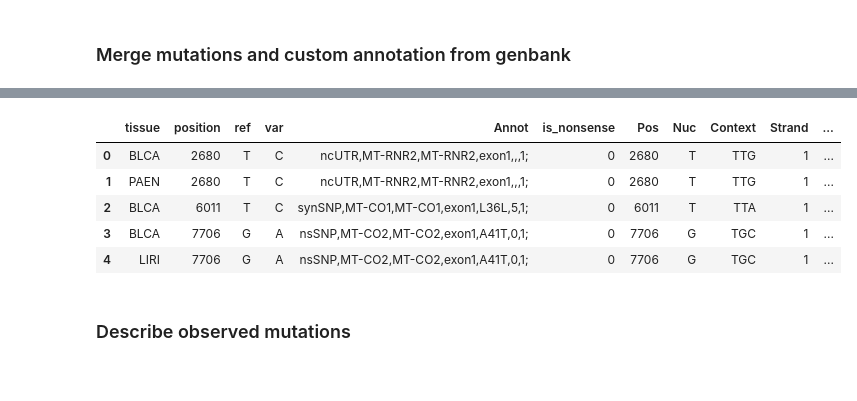
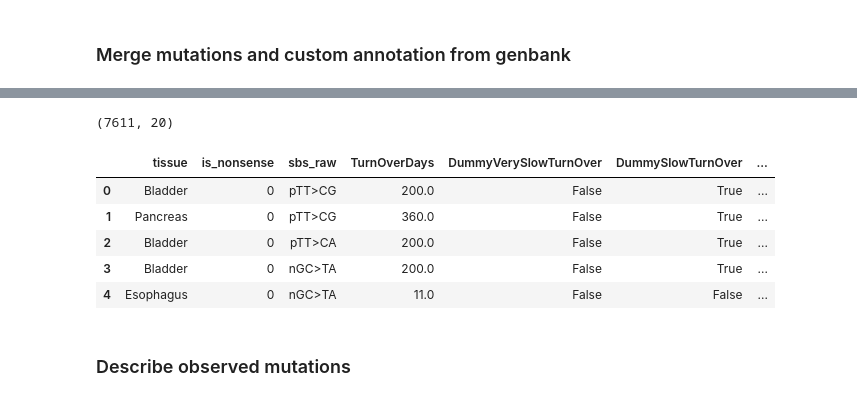
Before and after one commit to mitoclub/Signatures, a Jupyter notebook: notebooks/cancer_calc_ms.ipynb, the cells around one changed output, grey strips where cells are left out. Drawn from its saved outputs; the diff is of its cells as text; code cells hidden in the pictures.

```diff
--- a/notebooks/cancer_calc_ms.ipynb
+++ b/notebooks/cancer_calc_ms.ipynb
@@ -35,7 +42,22 @@ from mutspec.utils import (
 # %%
 ##### read observed and merge it with annotation in order to annotate
 path_to_obs = "../data/external/CancerDataFromCampbell/mtDNA_snv_Oct2016.txt"
-_cols = "position,ref,var,tissue,Annot,Unnamed: 34,Unnamed: 35,is_nonsense".split(",")
+_cols = "position,ref,var,Tier2,Annot,tumor_var_freq,is_nonsense,Unnamed: 36".split(",")
 ObsAll = pd.read_csv(path_to_obs, sep="\t", usecols=_cols)
+
+ObsAll.rename(columns={"Tier2": "tissue", "Unnamed: 36": "sbs_raw"}, inplace=True)
+
+def replace_sbs(sbs: str):
+    new_sbs = sbs[1] + "[" + sbs[2:5] + "]" + sbs[-1]
+    if sbs.startswith("p"):
+        pass
+    elif sbs.startswith("n"):
+        new_sbs = rev_comp(new_sbs)
+    return new_sbs
+
+ObsAll["sbs"] = ObsAll["sbs_raw"].apply(replace_sbs)
+ObsAll["tumor_var_freq"] = ObsAll["tumor_var_freq"].str.rstrip("%").astype(np.float)
+
+print(ObsAll.shape)
 ObsAll.head()
 # %% [output]
@@ -53,0 +73,10 @@ Name: is_nonsense, dtype: int64
+# %%
+CancerTissue = ('Bladder','Bone/SoftTissue','Breast','Biliary','Cervix','Lymphoid','Myeloid','Colon/Rectum','Prostate','Esophagus','Stomach','CNS','Head/Neck','Kidney','Liver','Lung','Ovary','Pancreas','Skin','Thyroid','Uterus')
+TurnOverDays = (200,5373,84.5,200,6,30,30,5,120,11,5.5,10000,16,1000,400,5143,11000,360,147,4138,4)
+_turn_mapper = dict(zip(CancerTissue, TurnOverDays))
+Turn = pd.Series(_turn_mapper).sort_values().reset_index().rename(columns={"index": "tissue", 0: "TurnOverDays"})
+Turn["DummyVerySlowTurnOver"] = Turn["TurnOverDays"] > Turn["TurnOverDays"].quantile(.75)
+Turn["DummySlowTurnOver"] = Turn["TurnOverDays"] > Turn["TurnOverDays"].quantile(.5)
+Turn["DummyNotFastTurnOver"] = Turn["TurnOverDays"] > Turn["TurnOverDays"].quantile(.25)
+print(Turn.describe().T)
+Turn
@@ -53,0 +103,3 @@ Name: is_nonsense, dtype: int64
+# %%
+ObsAll = pd.merge(ObsAll, Turn, on="tissue")
+assert ObsAll["TurnOverDays"].isna().sum() == 0
@@ -76,0 +140,4 @@ Ref.head(4000)
+# %%
+Ref["TBSS"] = np.nan
+Ref["TBSS"].loc[(Ref.Pos > 576) & (Ref.Pos < 5721)] = 16569 - (5721 - Ref.Pos) * 2  # minor arc; L-strand replication origin (locus MT-OLR, 5721 - 5798)
+Ref["TBSS"].loc[(Ref.Pos > 5798) & (Ref.Pos < 16024)] = (Ref.Pos - 5798) * 2        # major arc
@@ -81,32 +189,40 @@ coda = CodonAnnotation(2)
 # %%
 def get_alt(ser: pd.Series):
     if not isinstance(ser["Codon"], str):
         return None
     codon = list(ser["Codon"])
     ref_nuc, alt_nuc = ser["ref"], ser["var"]
     pic = ser["PosInCodon"] - 1
     assert codon[pic] == ref_nuc, "reference nucleotide is not tha same as in codon"
     codon[pic] = alt_nuc
     alt_codon = "".join(codon)
     return alt_codon
 
 mutations = pd.merge(
-    ObsAll[["tissue", "position", "ref", "var", "Annot", "is_nonsense"]],
+    ObsAll[["tissue", "position", "ref", "var", "is_nonsense", 'sbs_raw', 'sbs', 'TurnOverDays',
+            'DummyVerySlowTurnOver', 'DummySlowTurnOver', 'DummyNotFastTurnOver']],
     Ref, left_on=["position", "ref"], right_on=["Pos", "Nuc"],
 )
 mutations["AltCodon"] = mutations.apply(get_alt, axis=1)
 mutations["Label"] = mutations.apply(
     lambda s: 0 if s.PosInCodon <= 0 else coda.get_mut_type(
         s.Codon, s.AltCodon, s.PosInCodon - 1)[0], axis=1)
+mutations["Mut"] = mutations.Context.str.get(0) + "[" + mutations["ref"] + ">" + mutations["var"] + "]" + mutations.Context.str.get(-1)
 
+assert len(mutations[mutations.sbs != mutations.Mut]) == 0, "contexts are not equal"
+
+mutations.drop(["position", "ref", "var", "sbs"], axis=1, inplace=True)
+mutations.to_csv("../data/processed/mutations.csv", index=None)
+print(mutations.shape)
 mutations.head()
 # %% [output]
+(7611, 20)
-|  | tissue | position | ref | var | Annot | is_nonsense | Pos | Nuc | Context | Strand | ... |
-| 0 | BLCA | 2680 | T | C | ncUTR,MT-RNR2,MT-RNR2,exon1,,,1; | 0 | 2680 | T | TTG | 1 | ... |
-| 1 | PAEN | 2680 | T | C | ncUTR,MT-RNR2,MT-RNR2,exon1,,,1; | 0 | 2680 | T | TTG | 1 | ... |
-| 2 | BLCA | 6011 | T | C | synSNP,MT-CO1,MT-CO1,exon1,L36L,5,1; | 0 | 6011 | T | TTA | 1 | ... |
-| 3 | BLCA | 7706 | G | A | nsSNP,MT-CO2,MT-CO2,exon1,A41T,0,1; | 0 | 7706 | G | TGC | 1 | ... |
-| 4 | LIRI | 7706 | G | A | nsSNP,MT-CO2,MT-CO2,exon1,A41T,0,1; | 0 | 7706 | G | TGC | 1 | ... |
+|  | tissue | is_nonsense | sbs_raw | TurnOverDays | DummyVerySlowTurnOver | DummySlowTurnOver | ... |
+| 0 | Bladder | 0 | pTT>CG | 200.0 | False | True | ... |
+| 1 | Pancreas | 0 | pTT>CG | 360.0 | False | True | ... |
+| 2 | Bladder | 0 | pTT>CA | 200.0 | False | True | ... |
+| 3 | Bladder | 0 | nGC>TA | 200.0 | False | True | ... |
+| 4 | Esophagus | 0 | nGC>TA | 11.0 | False | False | ... |
 # %% [markdown]
 ### Describe observed mutations
 # %%
```
Also changed, not shown: parts of 23 cells of this notebook, 3 other files.
